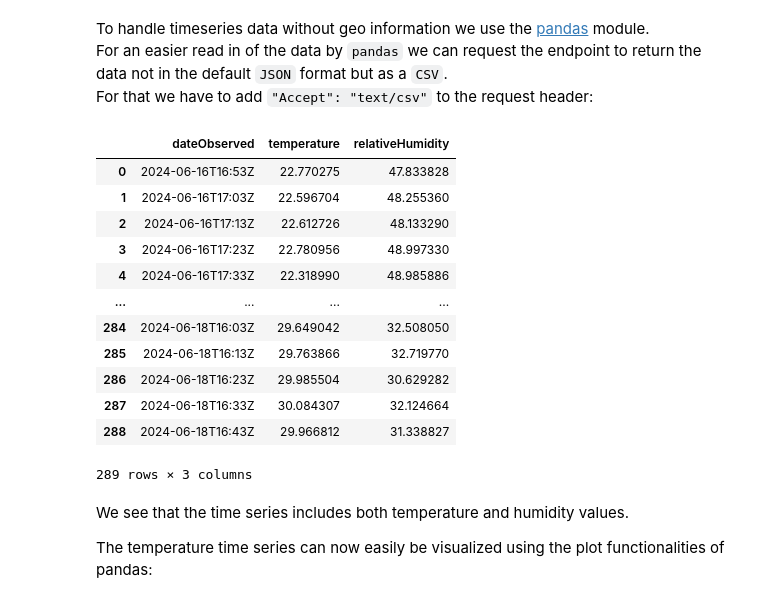
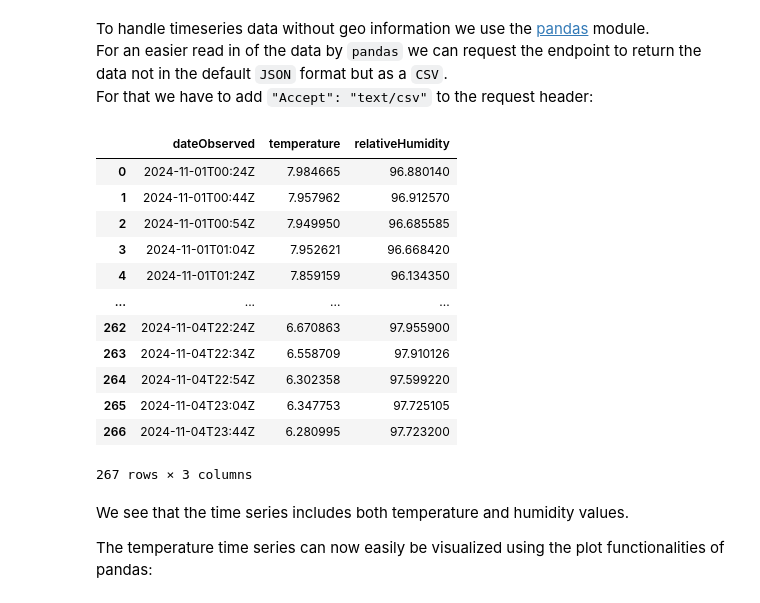
Before and after one commit to meteotest/urban-heat-API-docs, a Jupyter notebook: python_examples.ipynb, the cells around one changed output. Saved outputs shown, nothing was run; the diff lists cells and outputs as text; code cells hidden in the pictures.

```diff
--- a/python_examples.ipynb
+++ b/python_examples.ipynb
@@ -230,9 +229,9 @@ This endpoint takes the stationID as a request argument and returns a time serie
 Let's request the data for the station named 'Kornhausplatz-Bern:
 # %%
 # Based on a station name, get the respective stationId from the DataFrame
-stationId = stations[stations["name"] == "Bundesplatz"].stationId.values[0]
+stationId = stations[stations["name"] == "Hintere Länggasse"].stationId.values[0]
 # Define the URL including the stationId argument
-url = f"https://smart-urban-heat-map.ch/api/v2/timeseries?stationId={stationId}"
+url = f"https://smart-urban-heat-map.ch/api/v2/timeseries?stationId={stationId}&timeFrom=2024-11-01T00:00:00Z&timeTo=2024-11-05T00:00:00Z"
 
 # Make the GET request
 response = requests.get(url)
@@ -251,42 +250,38 @@ To handle timeseries data without geo information we use the [pandas](https://pa
 For an easier read in of the data by `pandas` we can request the endpoint to return the data not in the default `JSON` format but as a `CSV`.
 For that we have to add `"Accept": "text/csv"` to the request header:
 # %%
-# Based on a station name, get the respective stationId from the DataFrame
-stationId = stations[stations["name"] == "Bundesplatz"].stationId.values[0]
-# Define the URL including the stationId argument
-url = f"https://smart-urban-heat-map.ch/api/v2/timeseries?stationId={stationId}"
 # Define the headers to request CSV data as a python dictionary
 headers = {
     "Accept": "text/csv"
 }
 
 # Make the GET request with the headers
 response = requests.get(url, headers=headers)
 
 # Check if the request was successful
 if response.status_code == 200:
     # Read CSV content directly into pandas DataFrame
     # Use io.StringIO to convert the response text into a stream which simulates a file
     timeseries = pd.read_csv(io.StringIO(response.text), delimiter=";")
 else:
     print(f"Request failed with status code: {response.status_code}")
 
 # Display timeseries DataFrame
 timeseries
 # %% [output]
 |  | dateObserved | temperature | relativeHumidity |
-| 0 | 2024-06-16T16:53Z | 22.770275 | 47.833828 |
-| 1 | 2024-06-16T17:03Z | 22.596704 | 48.255360 |
-| 2 | 2024-06-16T17:13Z | 22.612726 | 48.133290 |
-| 3 | 2024-06-16T17:23Z | 22.780956 | 48.997330 |
-| 4 | 2024-06-16T17:33Z | 22.318990 | 48.985886 |
+| 0 | 2024-11-01T00:24Z | 7.984665 | 96.880140 |
+| 1 | 2024-11-01T00:44Z | 7.957962 | 96.912570 |
+| 2 | 2024-11-01T00:54Z | 7.949950 | 96.685585 |
+| 3 | 2024-11-01T01:04Z | 7.952621 | 96.668420 |
+| 4 | 2024-11-01T01:24Z | 7.859159 | 96.134350 |
 | ... | ... | ... | ... |
-| 284 | 2024-06-18T16:03Z | 29.649042 | 32.508050 |
-| 285 | 2024-06-18T16:13Z | 29.763866 | 32.719770 |
-| 286 | 2024-06-18T16:23Z | 29.985504 | 30.629282 |
-| 287 | 2024-06-18T16:33Z | 30.084307 | 32.124664 |
-| 288 | 2024-06-18T16:43Z | 29.966812 | 31.338827 |
+| 262 | 2024-11-04T22:24Z | 6.670863 | 97.955900 |
+| 263 | 2024-11-04T22:34Z | 6.558709 | 97.910126 |
+| 264 | 2024-11-04T22:54Z | 6.302358 | 97.599220 |
+| 265 | 2024-11-04T23:04Z | 6.347753 | 97.725105 |
+| 266 | 2024-11-04T23:44Z | 6.280995 | 97.723200 |
-289 rows × 3 columns
+267 rows × 3 columns
 # %% [markdown]
 We see that the time series includes both temperature and humidity values.
 
```
Also changed, not shown: parts of 11 cells of this notebook.
